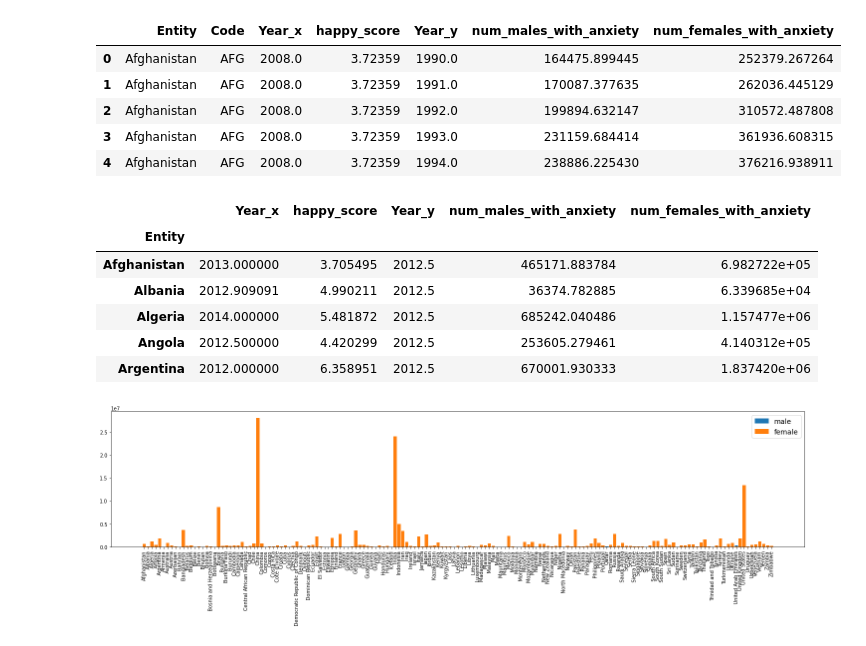
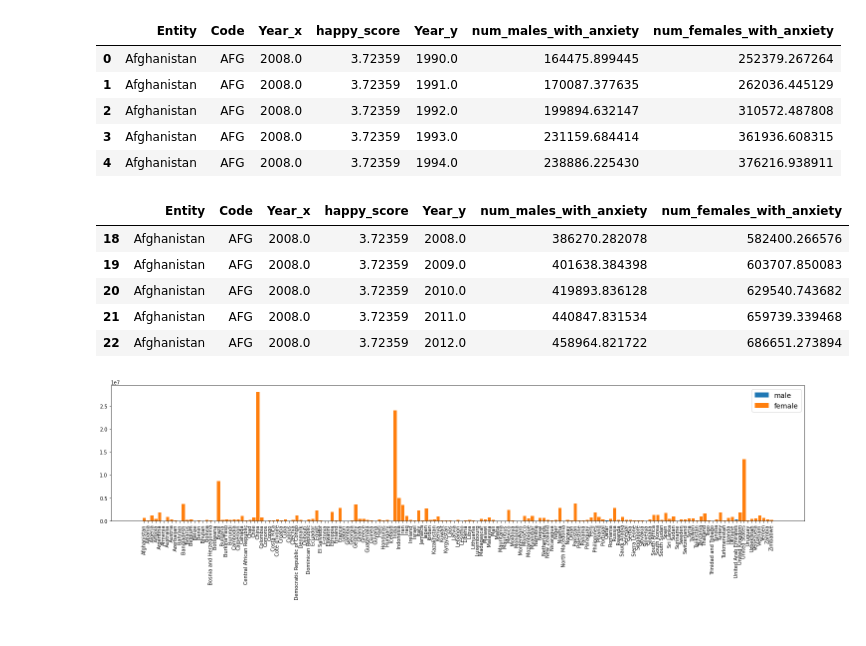
Before and after one commit to reccleston/data-analysis-project-1, a Jupyter notebook: ryan/pre_insights.ipynb, the cells around one changed output. Drawn from its saved outputs; the diff is of its cells as text; code cells hidden in the pictures.

```diff
--- a/ryan/pre_insights.ipynb
+++ b/ryan/pre_insights.ipynb
@@ -34,20 +36,20 @@ combined_df.head()
 # %%
 combined_df = combined_df[combined_df['Year_y'] > 2007]
 male_anxiety_prev = combined_df['num_males_with_anxiety']
 female_anxiety_prev = combined_df['num_females_with_anxiety']
 
-country_group = combined_df.groupby(['Entity'])
-df = country_group.mean()
+combined_df.head()
+# country_group = combined_df.groupby(['Entity'])
+# df = country_group.mean()
 
-df.head()
+# df.head()
 # %% [output]
-|  | Year_x | happy_score | Year_y | num_males_with_anxiety | num_females_with_anxiety |
-| Entity |  |  |  |  |  |
-| Afghanistan | 2013.000000 | 3.705495 | 2012.5 | 465171.883784 | 6.982722e+05 |
-| Albania | 2012.909091 | 4.990211 | 2012.5 | 36374.782885 | 6.339685e+04 |
-| Algeria | 2014.000000 | 5.481872 | 2012.5 | 685242.040486 | 1.157477e+06 |
-| Angola | 2012.500000 | 4.420299 | 2012.5 | 253605.279461 | 4.140312e+05 |
-| Argentina | 2012.000000 | 6.358951 | 2012.5 | 670001.930333 | 1.837420e+06 |
+|  | Entity | Code | Year_x | happy_score | Year_y | num_males_with_anxiety | num_females_with_anxiety |
+| 18 | Afghanistan | AFG | 2008.0 | 3.72359 | 2008.0 | 386270.282078 | 582400.266576 |
+| 19 | Afghanistan | AFG | 2008.0 | 3.72359 | 2009.0 | 401638.384398 | 603707.850083 |
+| 20 | Afghanistan | AFG | 2008.0 | 3.72359 | 2010.0 | 419893.836128 | 629540.743682 |
+| 21 | Afghanistan | AFG | 2008.0 | 3.72359 | 2011.0 | 440847.831534 | 659739.339468 |
+| 22 | Afghanistan | AFG | 2008.0 | 3.72359 | 2012.0 | 458964.821722 | 686651.273894 |
 # %%
 f, ax = plt.subplots(figsize=(25,5))
 plt.bar(df.index, df['num_males_with_anxiety'], label='male')
```
Also changed, not shown: parts of 4 cells of this notebook, 1 other file.
